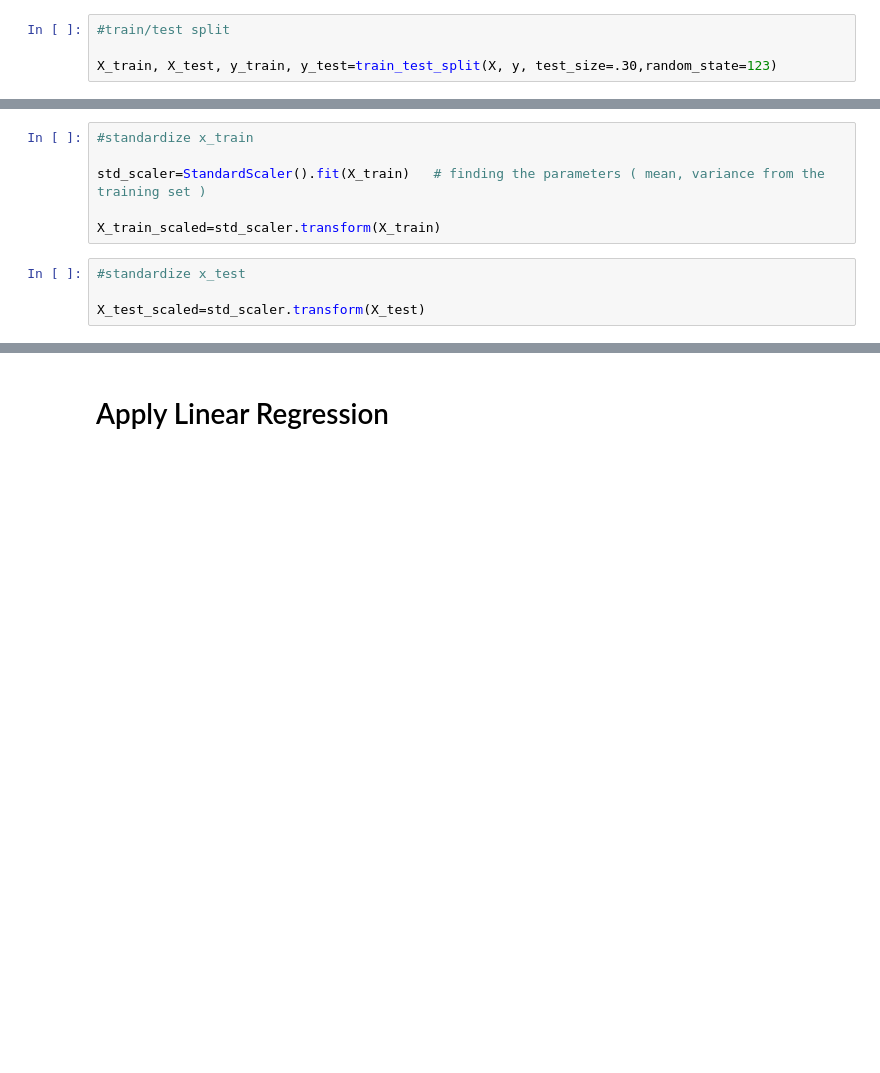
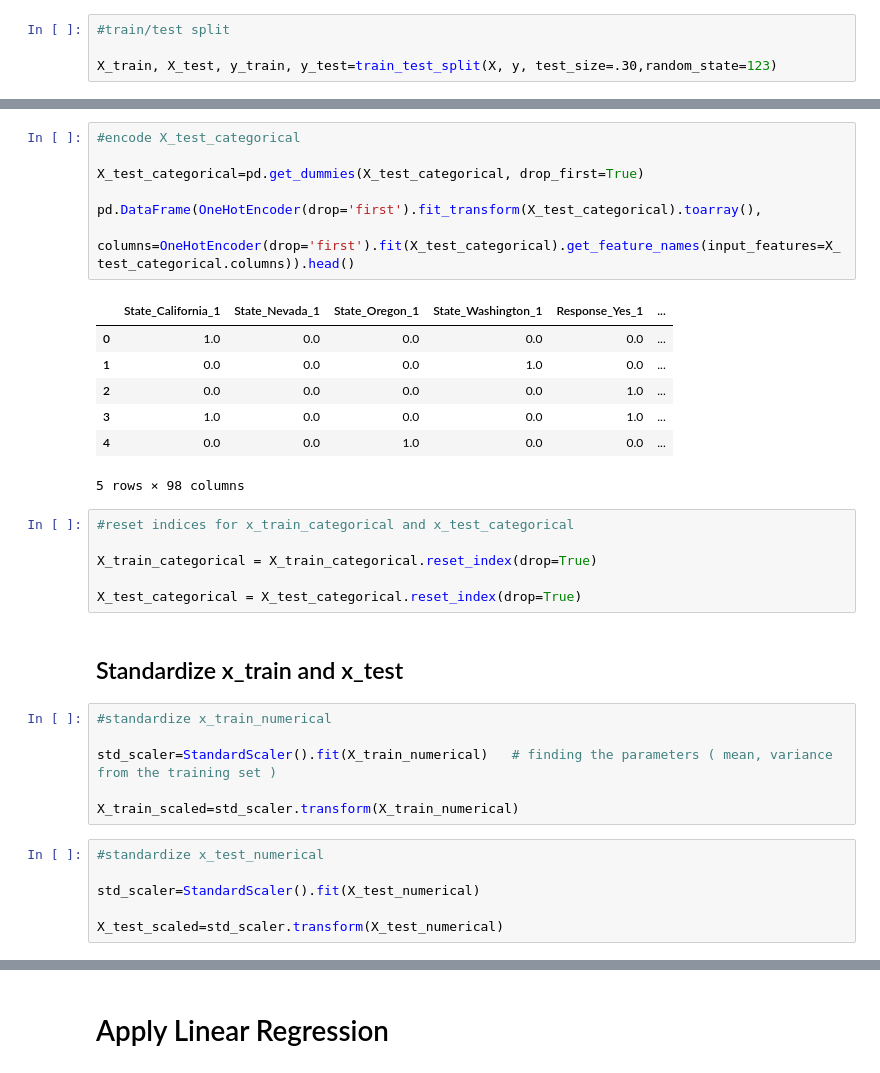
Before and after one commit to hannahlangen/Case_Study_Wk_2, a Jupyter notebook: Customer_Analysis_Case_Study_Data_Processing_2.ipynb, the cells around one changed output, grey strips where cells are left out. Saved outputs shown, nothing was run; the diff lists cells and outputs as text; blank space fills up the shorter version.

```diff
--- a/Customer_Analysis_Case_Study_Data_Processing_2.ipynb
+++ b/Customer_Analysis_Case_Study_Data_Processing_2.ipynb
@@ -103,13 +148,39 @@ X_train, X_test, y_train, y_test=train_test_split(X, y, test_size=.30,random_sta
+# %%
+#encode X_test_categorical
+
+X_test_categorical=pd.get_dummies(X_test_categorical, drop_first=True)
+
+pd.DataFrame(OneHotEncoder(drop='first').fit_transform(X_test_categorical).toarray(),
+
+columns=OneHotEncoder(drop='first').fit(X_test_categorical).get_feature_names(input_features=X_test_categorical.columns)).head()
+# %% [output]
+|  | State_California_1 | State_Nevada_1 | State_Oregon_1 | State_Washington_1 | Response_Yes_1 | ... |
+| 0 | 1.0 | 0.0 | 0.0 | 0.0 | 0.0 | ... |
+| 1 | 0.0 | 0.0 | 0.0 | 1.0 | 0.0 | ... |
+| 2 | 0.0 | 0.0 | 0.0 | 0.0 | 1.0 | ... |
+| 3 | 1.0 | 0.0 | 0.0 | 0.0 | 1.0 | ... |
+| 4 | 0.0 | 0.0 | 1.0 | 0.0 | 0.0 | ... |
+5 rows × 98 columns
+# %%
+#reset indices for x_train_categorical and x_test_categorical
+
+X_train_categorical = X_train_categorical.reset_index(drop=True)
+
+X_test_categorical = X_test_categorical.reset_index(drop=True)
+# %% [markdown]
+## Standardize x_train and x_test
 # %%
-#standardize x_train
+#standardize x_train_numerical
 
-std_scaler=StandardScaler().fit(X_train)   # finding the parameters ( mean, variance from the training set )
+std_scaler=StandardScaler().fit(X_train_numerical)   # finding the parameters ( mean, variance from the training set )
 
-X_train_scaled=std_scaler.transform(X_train)
+X_train_scaled=std_scaler.transform(X_train_numerical)
 # %%
-#standardize x_test
+#standardize x_test_numerical
 
-X_test_scaled=std_scaler.transform(X_test)
+std_scaler=StandardScaler().fit(X_test_numerical)
+
+X_test_scaled=std_scaler.transform(X_test_numerical)
 # %%
 print(X_train_scaled)
 print("--------")
```
Also changed, not shown: parts of 46 cells of this notebook, 1 other file.
